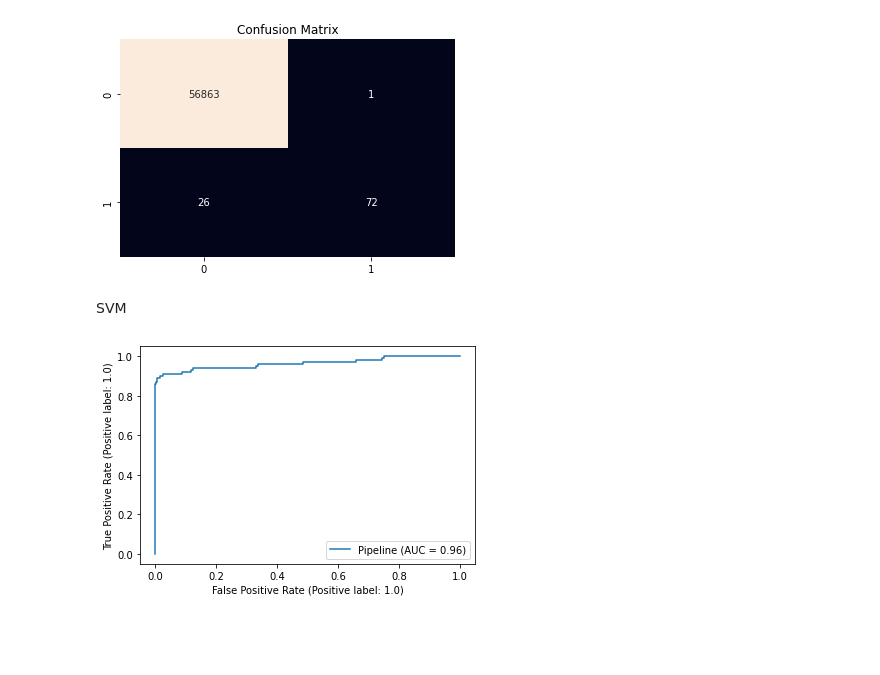
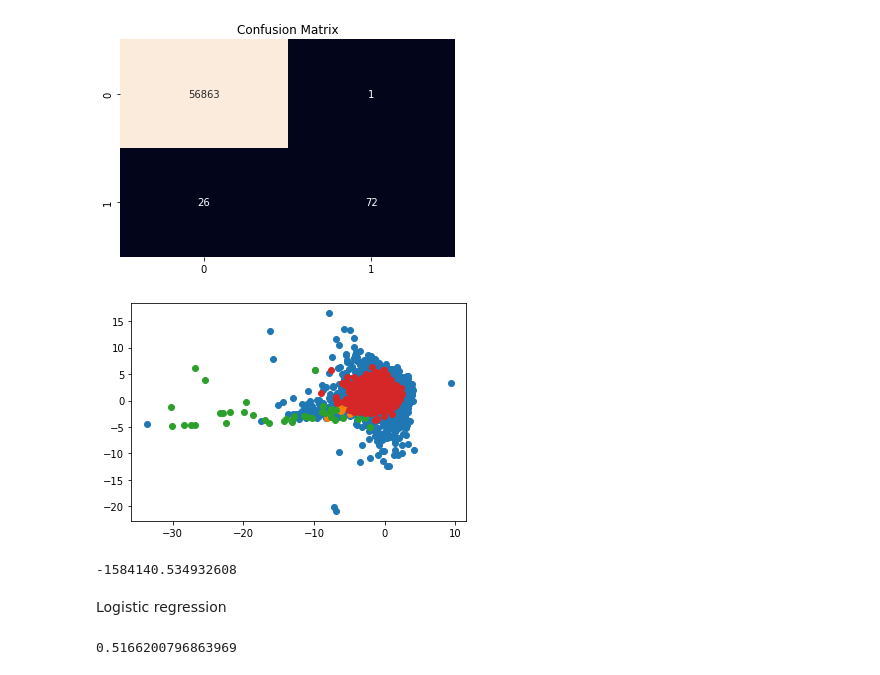
Before and after one commit to mahdialipoo/Project5_AI, a Jupyter notebook: hw5-ai.ipynb, the cells around one changed output. Cells and saved outputs as stored; diff of their text form; code cells hidden in the pictures; blank space fills up the shorter version.

Commit message:
switch to kmeans and logestic regression

```diff
--- a/hw5-ai.ipynb
+++ b/hw5-ai.ipynb
@@ -85,3 +82,0 @@ X_train, X_test, y_train, y_test = train_test_split(X, y, test_size=0.2, random_
-# %%
-neigh = KNeighborsClassifier(n_neighbors=2)
-neigh.fit(X_train, y_train)
@@ -94,2 +83,3 @@ clf = make_pipeline(StandardScaler(), SVC(gamma='auto',probability=True))
-# %%
-clf.fit(X_train, y_train)
+# %%
+k_mean = KMeans(n_clusters=2,)
+k_mean.fit(X_train)
@@ -118,9 +110,27 @@ plt.savefig('report/img/knn_cmat.jpg')
 plt.show()
 # %% [output]
 [figure]
-# %% [markdown]
-SVM
-# %%
-svc_disp = RocCurveDisplay.from_estimator(clf, X_test, y_test)
-# %% [output]
-[figure, removed]
+# %%
+i,j=(2,5)
+label = k_mean.fit_predict(X_test)
+label00 = X_test[(label == 0) &( y_test==0)]
+plt.scatter(label00[:,i] ,label00[:,j])
+label11 = X_test[(label == 1) &( y_test==1)]
+plt.scatter(label11[:,i] ,label11[:,j])
+label01 = X_test[(label == 0) & (y_test==1)]
+plt.scatter(label01[:,i] ,label01[:,j])
+label10 = X_test[(label == 1 )&( y_test==0)]
+plt.scatter(label10[:,i] ,label10[:,j])
+plt.savefig('report/img/kmean_scatter.jpg')
+# %% [output]
+[figure, added]
+# %%
+k_mean.score(X_test)
+# %% [output]
+-1584140.534932608
+# %% [markdown]
+Logistic regression
+# %%
+reg.score(X_test, y_test)
+# %% [output]
+0.5166200796863969
```
Also changed, not shown: parts of 17 cells of this notebook.
